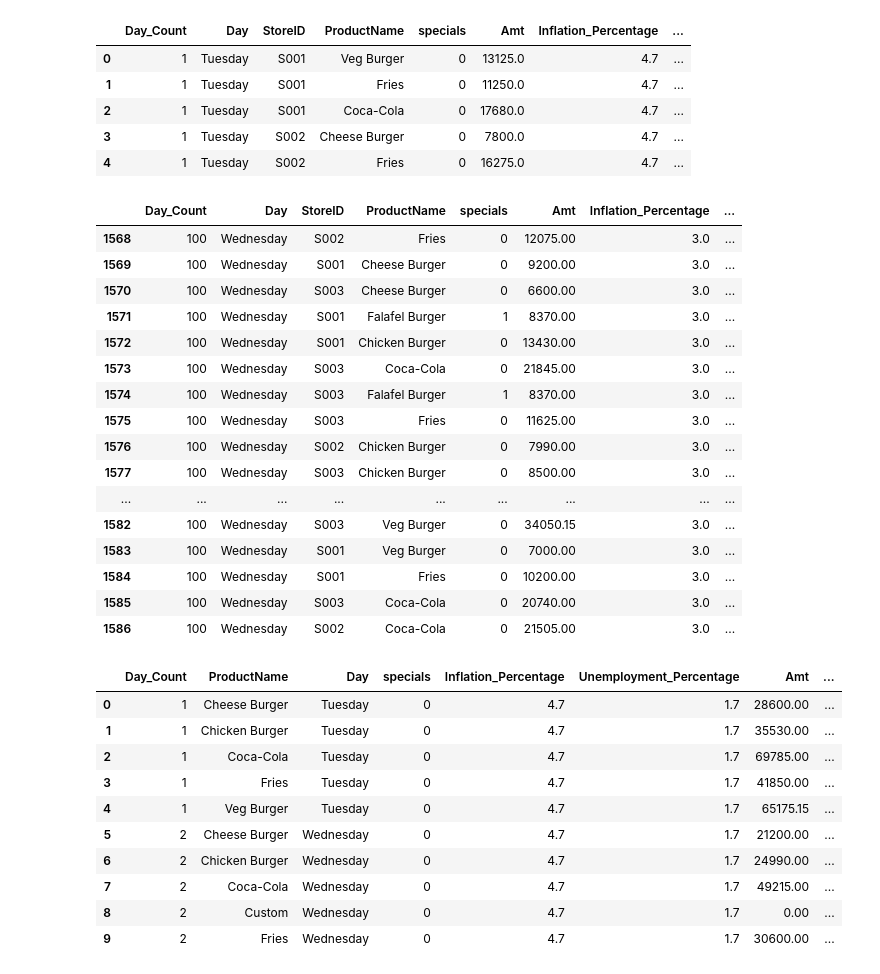
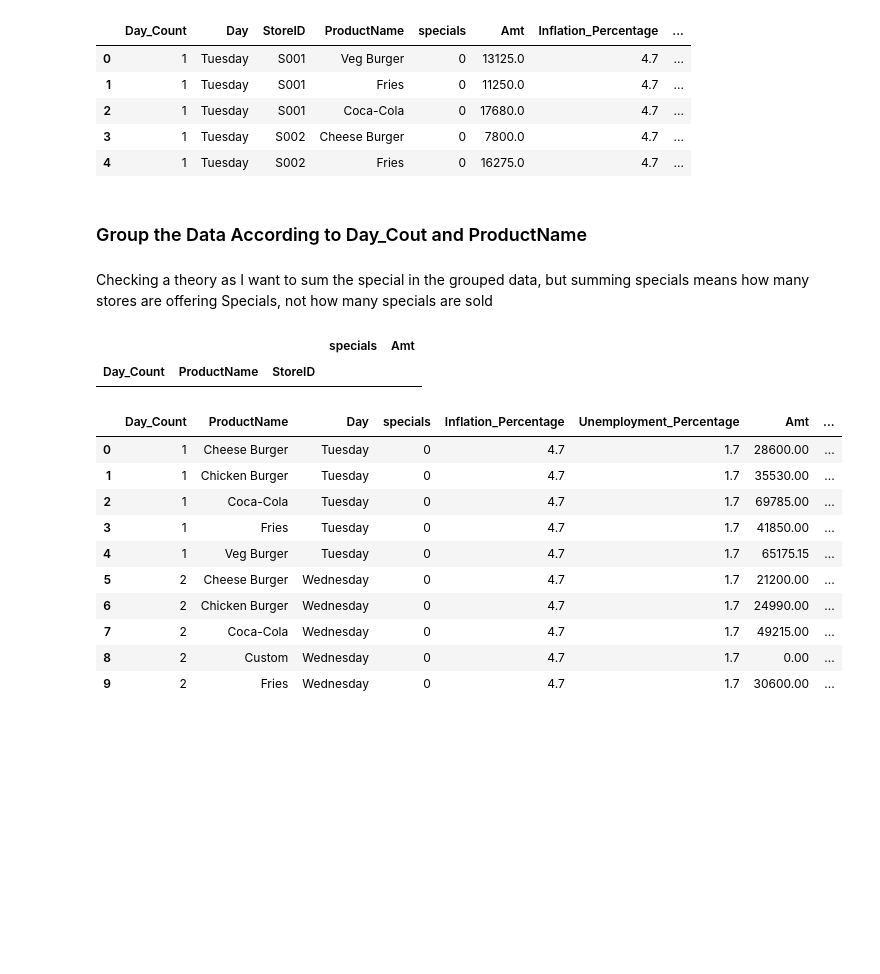
Before and after one commit to Sarthakpurii/product-demand-prediction, a Jupyter notebook: model_strategies/model1_predicting_combined_sales/model_training.ipynb, the cells around one changed output. Cells and saved outputs as stored; diff of their text form; code cells hidden in the pictures; blank space fills up the shorter version.

Commit message:
DOCS: Added Notebook Narrative for model training

```diff
--- a/model_strategies/model1_predicting_combined_sales/model_training.ipynb
+++ b/model_strategies/model1_predicting_combined_sales/model_training.ipynb
@@ -19,26 +21,19 @@ df_train.head(5)
 | 2 | 1 | Tuesday | S001 | Coca-Cola | 0 | 17680.0 | 4.7 | ... |
 | 3 | 1 | Tuesday | S002 | Cheese Burger | 0 | 7800.0 | 4.7 | ... |
 | 4 | 1 | Tuesday | S002 | Fries | 0 | 16275.0 | 4.7 | ... |
-# %%
-df_train[df_train['Day_Count']==100]
-# %% [output]
-|  | Day_Count | Day | StoreID | ProductName | specials | Amt | Inflation_Percentage | ... |
-| 1568 | 100 | Wednesday | S002 | Fries | 0 | 12075.00 | 3.0 | ... |
-| 1569 | 100 | Wednesday | S001 | Cheese Burger | 0 | 9200.00 | 3.0 | ... |
-| 1570 | 100 | Wednesday | S003 | Cheese Burger | 0 | 6600.00 | 3.0 | ... |
-| 1571 | 100 | Wednesday | S001 | Falafel Burger | 1 | 8370.00 | 3.0 | ... |
-| 1572 | 100 | Wednesday | S001 | Chicken Burger | 0 | 13430.00 | 3.0 | ... |
-| 1573 | 100 | Wednesday | S003 | Coca-Cola | 0 | 21845.00 | 3.0 | ... |
-| 1574 | 100 | Wednesday | S003 | Falafel Burger | 1 | 8370.00 | 3.0 | ... |
-| 1575 | 100 | Wednesday | S003 | Fries | 0 | 11625.00 | 3.0 | ... |
-| 1576 | 100 | Wednesday | S002 | Chicken Burger | 0 | 7990.00 | 3.0 | ... |
-| 1577 | 100 | Wednesday | S003 | Chicken Burger | 0 | 8500.00 | 3.0 | ... |
-| ... | ... | ... | ... | ... | ... | ... | ... | ... |
-| 1582 | 100 | Wednesday | S003 | Veg Burger | 0 | 34050.15 | 3.0 | ... |
-| 1583 | 100 | Wednesday | S001 | Veg Burger | 0 | 7000.00 | 3.0 | ... |
-| 1584 | 100 | Wednesday | S001 | Fries | 0 | 10200.00 | 3.0 | ... |
-| 1585 | 100 | Wednesday | S003 | Coca-Cola | 0 | 20740.00 | 3.0 | ... |
-| 1586 | 100 | Wednesday | S002 | Coca-Cola | 0 | 21505.00 | 3.0 | ... |
+# %% [markdown]
+### Group the Data According to Day_Cout and ProductName
+# %% [markdown]
+Checking a theory as I want to sum the special in the grouped data, but summing specials means how many stores are offering Specials, not how many specials are sold
+# %%
+theory_check=df_train.groupby(['Day_Count', 'ProductName','StoreID']).agg({
+    'specials': 'sum',
+    'Amt': 'sum'
+})
+theory_check[theory_check['specials']>1]
+# %% [output]
+|  |  |  | specials | Amt |
+| Day_Count | ProductName | StoreID |  |  |
 # %%
 
 def aggregate_date(df):
```
Also changed, not shown: parts of 6 cells of this notebook.
